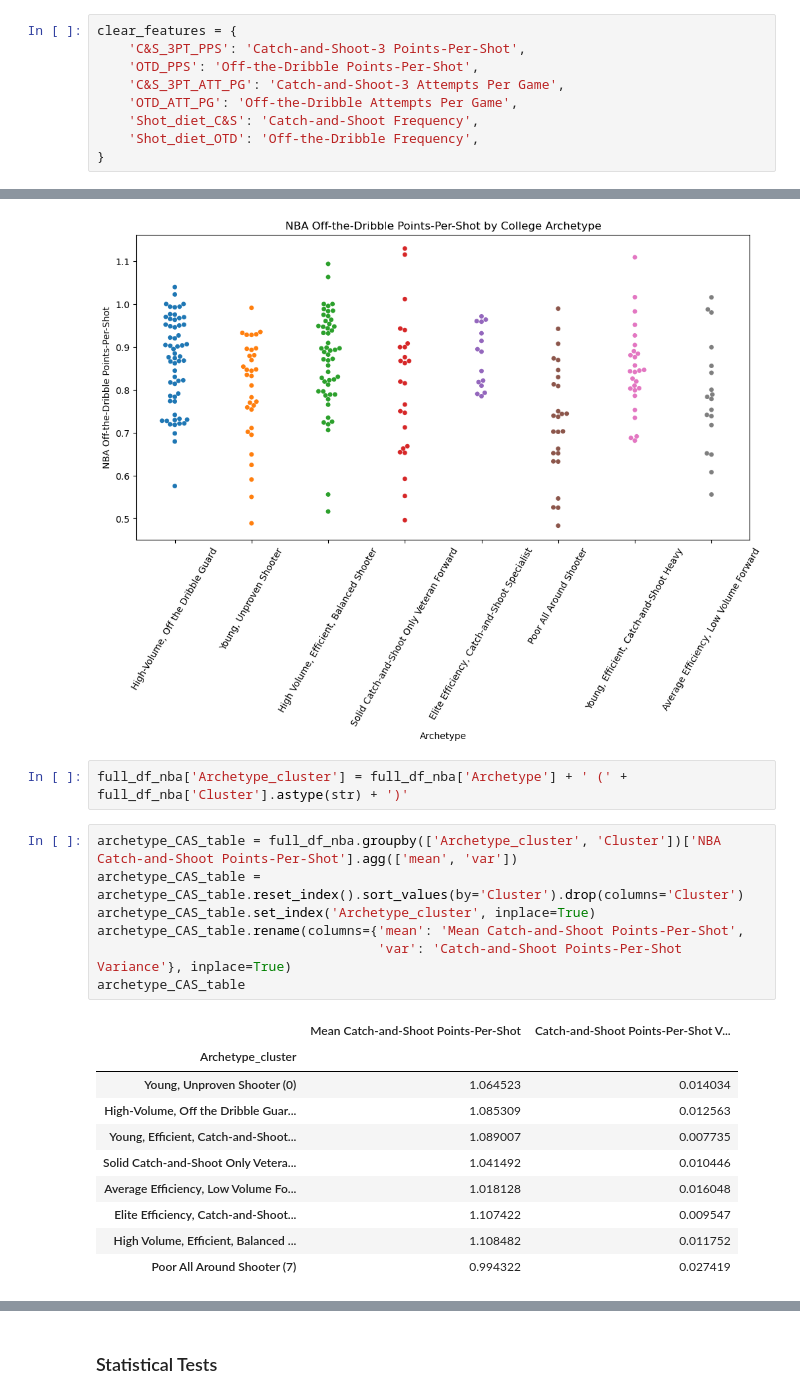
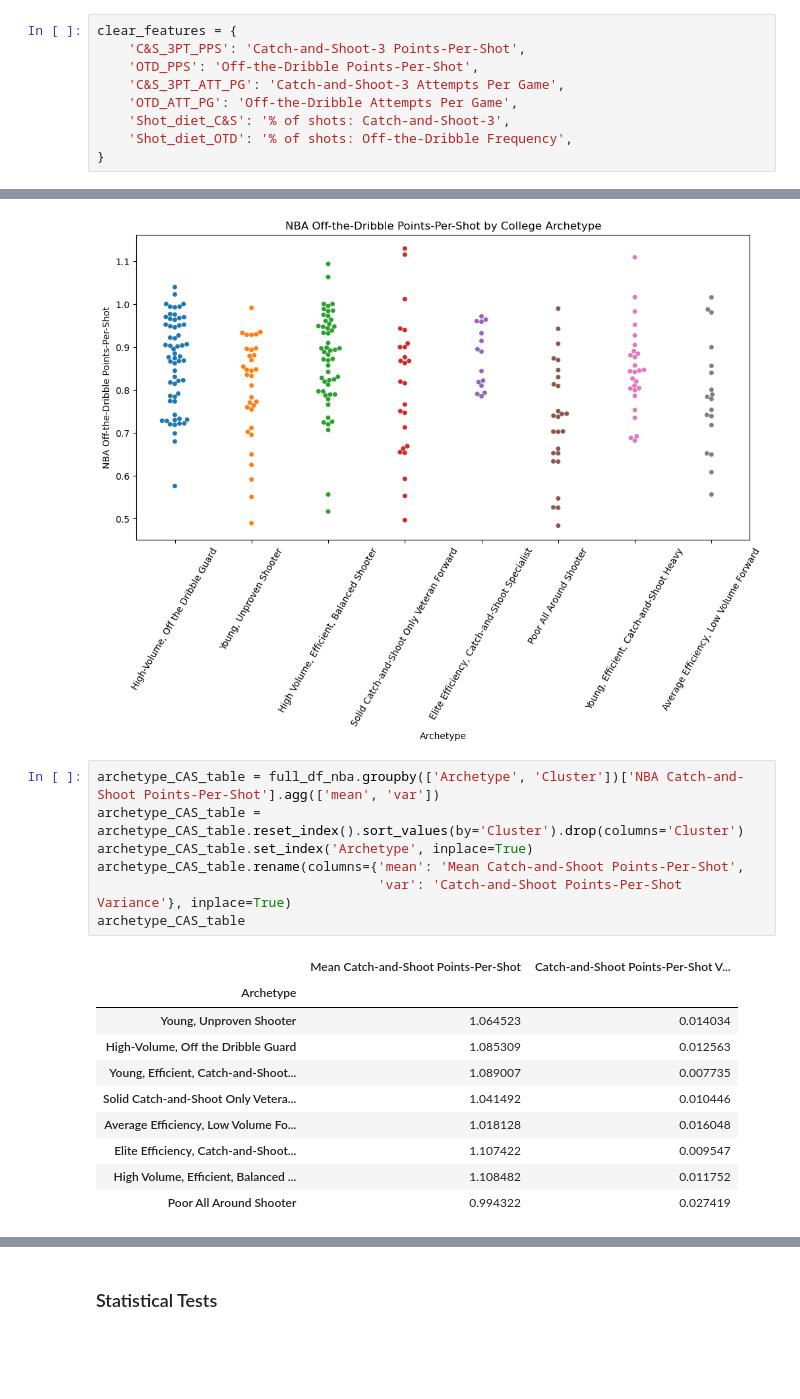
Before and after one commit to rickmart2/si-699-nba-shooting-modeling, a Jupyter notebook: clustering_analysis.ipynb, the cells around one changed output, grey strips where cells are left out. Saved outputs shown, nothing was run; the diff lists cells and outputs as text; blank space fills up the shorter version.

```diff
--- a/clustering_analysis.ipynb
+++ b/clustering_analysis.ipynb
@@ -22,8 +26,8 @@ clear_features = {
     'OTD_PPS': 'Off-the-Dribble Points-Per-Shot',
     'C&S_3PT_ATT_PG': 'Catch-and-Shoot-3 Attempts Per Game',
     'OTD_ATT_PG': 'Off-the-Dribble Attempts Per Game',
-    'Shot_diet_C&S': 'Catch-and-Shoot Frequency',
-    'Shot_diet_OTD': 'Off-the-Dribble Frequency',
+    'Shot_diet_C&S': '% of shots: Catch-and-Shoot-3',
+    'Shot_diet_OTD': '% of shots: Off-the-Dribble Frequency',
 }
 # %%
 # Drop noisy features, I planned on including them in the clustering but they didn't add much value and made the clusters less interpretable
@@ -200,24 +226,22 @@ plt.title('NBA Off-the-Dribble Points-Per-Shot by College Archetype')
 # %% [output]
 Text(0.5, 1.0, 'NBA Off-the-Dribble Points-Per-Shot by College Archetype')
 [figure]
-# %%
-full_df_nba['Archetype_cluster'] = full_df_nba['Archetype'] + ' (' + full_df_nba['Cluster'].astype(str) + ')'
 # %%
-archetype_CAS_table = full_df_nba.groupby(['Archetype_cluster', 'Cluster'])['NBA Catch-and-Shoot Points-Per-Shot'].agg(['mean', 'var'])
+archetype_CAS_table = full_df_nba.groupby(['Archetype', 'Cluster'])['NBA Catch-and-Shoot Points-Per-Shot'].agg(['mean', 'var'])
 archetype_CAS_table = archetype_CAS_table.reset_index().sort_values(by='Cluster').drop(columns='Cluster')
-archetype_CAS_table.set_index('Archetype_cluster', inplace=True)
+archetype_CAS_table.set_index('Archetype', inplace=True)
 archetype_CAS_table.rename(columns={'mean': 'Mean Catch-and-Shoot Points-Per-Shot',
                                     'var': 'Catch-and-Shoot Points-Per-Shot Variance'}, inplace=True)
 archetype_CAS_table
 # %% [output]
 |  | Mean Catch-and-Shoot Points-Per-Shot | Catch-and-Shoot Points-Per-Shot V... |
-| Archetype_cluster |  |  |
-| Young, Unproven Shooter (0) | 1.064523 | 0.014034 |
-| High-Volume, Off the Dribble Guar... | 1.085309 | 0.012563 |
+| Archetype |  |  |
+| Young, Unproven Shooter | 1.064523 | 0.014034 |
+| High-Volume, Off the Dribble Guard | 1.085309 | 0.012563 |
 | Young, Efficient, Catch-and-Shoot... | 1.089007 | 0.007735 |
 | Solid Catch-and-Shoot Only Vetera... | 1.041492 | 0.010446 |
 | Average Efficiency, Low Volume Fo... | 1.018128 | 0.016048 |
 | Elite Efficiency, Catch-and-Shoot... | 1.107422 | 0.009547 |
 | High Volume, Efficient, Balanced ... | 1.108482 | 0.011752 |
-| Poor All Around Shooter (7) | 0.994322 | 0.027419 |
+| Poor All Around Shooter | 0.994322 | 0.027419 |
 # %%
```
Also changed, not shown: parts of 22 cells of this notebook.
